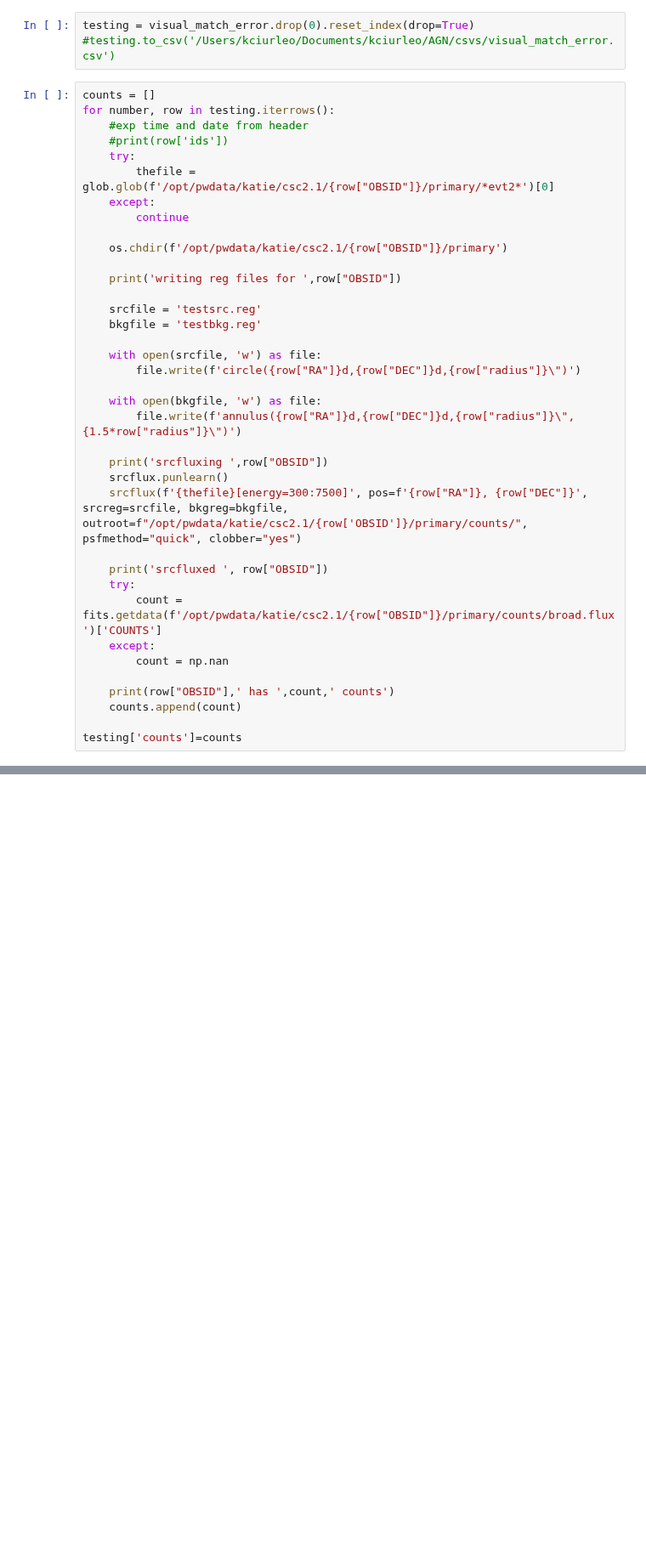
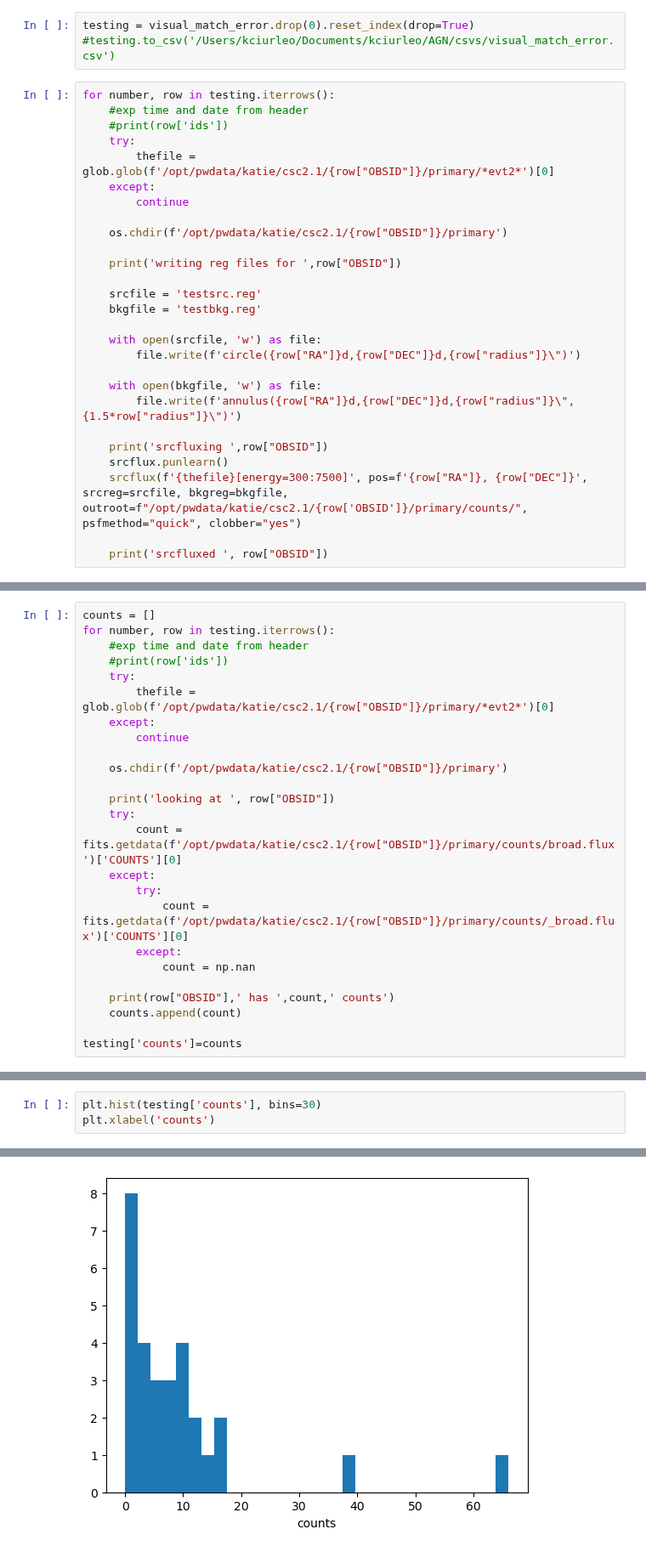
Before and after one commit to kciurleo/AGN, a Jupyter notebook: sherpa_fitting_code/solving_my_own_mysteries.ipynb, the cells around one changed output, grey strips where cells are left out. Shown at 85% size. Saved outputs shown, nothing was run; the diff lists cells and outputs as text; blank space fills up the shorter version.

```diff
--- a/sherpa_fitting_code/solving_my_own_mysteries.ipynb
+++ b/sherpa_fitting_code/solving_my_own_mysteries.ipynb
@@ -337,7 +337,6 @@ print(csc20_guys)
 testing = visual_match_error.drop(0).reset_index(drop=True)
 #testing.to_csv('/Users/kciurleo/Documents/kciurleo/AGN/csvs/visual_match_error.csv')
 # %%
-counts = []
 for number, row in testing.iterrows():
     #exp time and date from header
     #print(row['ids'])
@@ -364,15 +363,6 @@ for number, row in testing.iterrows():
     srcflux(f'{thefile}[energy=300:7500]', pos=f'{row["RA"]}, {row["DEC"]}', srcreg=srcfile, bkgreg=bkgfile, outroot=f"/opt/pwdata/katie/csc2.1/{row['OBSID']}/primary/counts/", psfmethod="quick", clobber="yes")
 
     print('srcfluxed ', row["OBSID"])
-    try:
-        count = fits.getdata(f'/opt/pwdata/katie/csc2.1/{row["OBSID"]}/primary/counts/broad.flux')['COUNTS']
-    except:
-        count = np.nan
-
-    print(row["OBSID"],' has ',count,' counts')
-    counts.append(count)
-
-testing['counts']=counts
 # %% [output]
 writing reg files for  10342
 srcfluxing  10342
@@ -412,0 +407,25 @@ testing
+# %%
+counts = []
+for number, row in testing.iterrows():
+    #exp time and date from header
+    #print(row['ids'])
+    try:
+        thefile = glob.glob(f'/opt/pwdata/katie/csc2.1/{row["OBSID"]}/primary/*evt2*')[0]
+    except:
+        continue
+
+    os.chdir(f'/opt/pwdata/katie/csc2.1/{row["OBSID"]}/primary')
+
+    print('looking at ', row["OBSID"])
+    try:
+        count = fits.getdata(f'/opt/pwdata/katie/csc2.1/{row["OBSID"]}/primary/counts/broad.flux')['COUNTS'][0]
+    except:
+        try:
+            count = fits.getdata(f'/opt/pwdata/katie/csc2.1/{row["OBSID"]}/primary/counts/_broad.flux')['COUNTS'][0]
+        except:
+            count = np.nan
+
+    print(row["OBSID"],' has ',count,' counts')
+    counts.append(count)
+
+testing['counts']=counts
@@ -412,0 +472,4 @@ testing
+# %%
+plt.hist(testing['counts'], bins=30)
+plt.xlabel('counts')
+# %% [output]
@@ -412,0 +477 @@ testing
+[figure, added]
```
Also changed, not shown: parts of 5 cells of this notebook, 2 other files.
